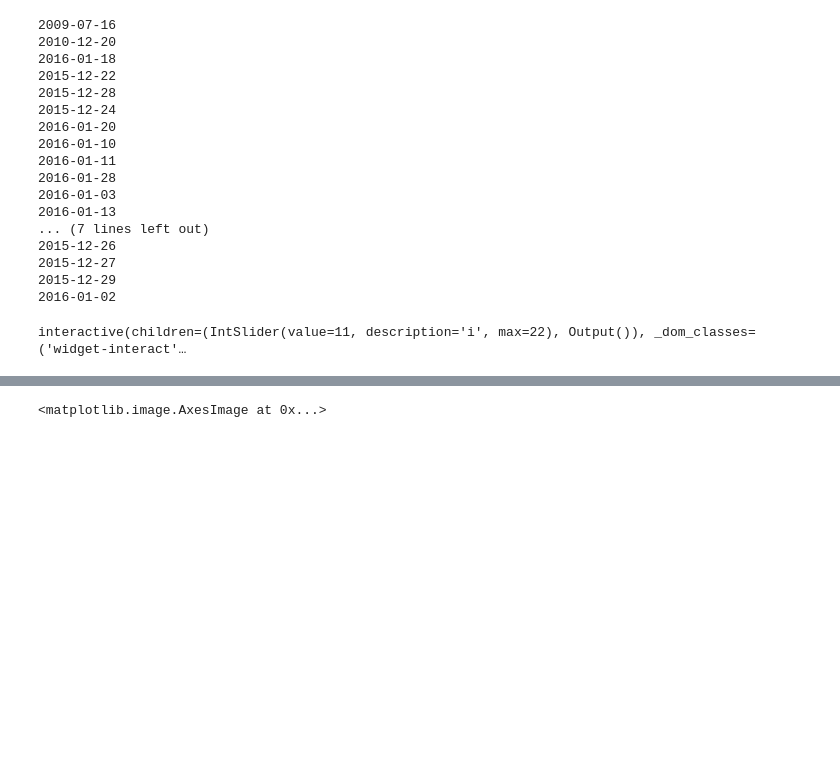
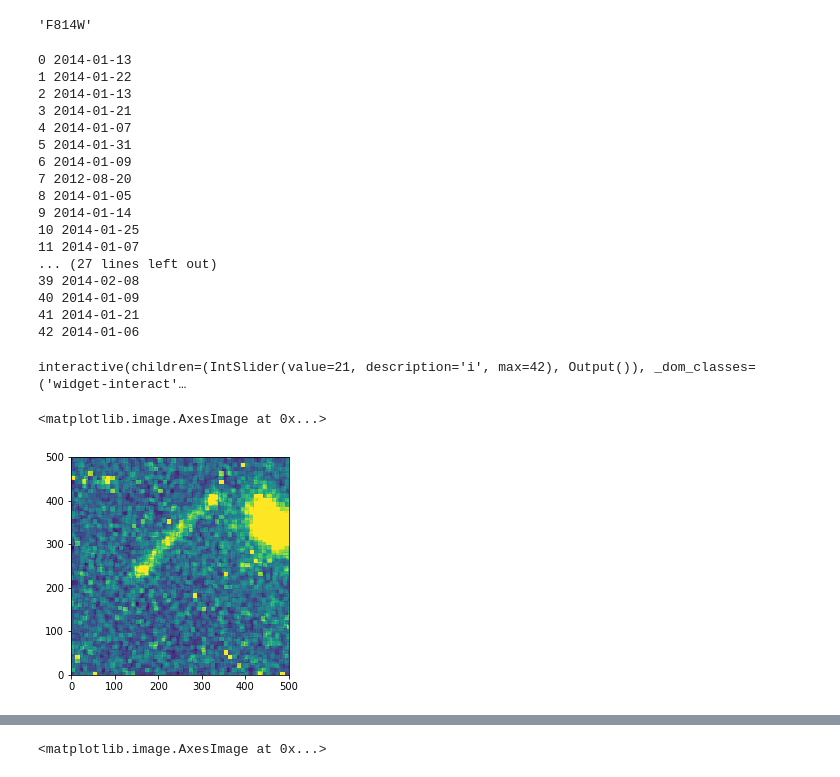
Before and after one commit to lue/frontiers_experiment, a Jupyter notebook: Untitled.ipynb, the cells around one changed output, grey strips where cells are left out. Saved outputs shown, nothing was run; the diff lists cells and outputs as text; code cells hidden in the pictures; blank space fills up the shorter version.

```diff
--- a/Untitled.ipynb
+++ b/Untitled.ipynb
@@ -209,53 +240,63 @@ def oversample(x, n, sx, sy):
         for j in range(s[1]):
             res[i*n-sx:(i+1)*n-sx, j*n-sy:(j+1)*n-sy] = x[i,j]
     return res
+# %%
+d1[1].header['PHOTMODE'].split()[2]
+# %% [output]
+'F814W'
 # %%
 d2[0].header['DATE-OBS']
 
 dat_all = []
 date_all = []
+filt_all = []
 for i in range(len(files)):
     d1 = fits.open(files[i])
+    filt_all.append(d1[1].header['PHOTMODE'].split()[2])
     sx = -int(np.floor(shifts[i][1,2]))
     ssx = -(shifts[i][1,2] + sx)
     sy = -int(np.floor(shifts[i][0,2]))
     ssy = -(shifts[i][0,2] + sy)
-    if i == 0:
-        sx -= 300
-        sy -= -300
-    elif i ==1:
-        sx -= 500
-        sy -= -50
-#     dat = d1[1].data[2100-sx:2250-sx,2250-sy:2750-sy]
-    dat = d1[1].data[2100-sx:2250-sx,2250-sy:2750-sy]
+#     sx = 0
+#     sy = 0
+#     if i == 0: # A370
+#         sx -= 300
+#         sy -= -300
+#     elif i ==1:
+#         sx -= 500
+#         sy -= -50
+###3#     dat = d1[1].data[2100-sx:2250-sx,2250-sy:2750-sy]
+#     dat = d1[1].data[2100-sx:2250-sx,2250-sy:2750-sy] # A370
+    dat = d1[1].data[3200-sx:3600-sx,2600-sy:3000-sy]
     dat /= np.median(dat)
     od = 10
     dat = oversample(dat, od, -int(ssx*od), -int(ssy*od))
 #     dat /= d1[0].header['EXPTIME']
-    print(d1[0].header['DATE-OBS'])
+    print(i, d1[0].header['DATE-OBS'])
     dat_all.append(dat)
     date_all.append(d1[0].header['DATE-OBS'])
 
 date_all = np.array(date_all)
+filt_all = np.array(filt_all)
 dat_all = np.array(dat_all)
 # %% [output]
-2009-07-16
-2010-12-20
-2016-01-18
-2015-12-22
-2015-12-28
-2015-12-24
-2016-01-20
-2016-01-10
-2016-01-11
-2016-01-28
-2016-01-03
-2016-01-13
-... (7 lines left out)
-2015-12-26
-2015-12-27
-2015-12-29
-2016-01-02
+0 2014-01-13
+1 2014-01-22
+2 2014-01-13
+3 2014-01-21
+4 2014-01-07
+5 2014-01-31
+6 2014-01-09
+7 2012-08-20
+8 2014-01-05
+9 2014-01-14
+10 2014-01-25
+11 2014-01-07
+... (27 lines left out)
+39 2014-02-08
+40 2014-01-09
+41 2014-01-21
+42 2014-01-06
 # %%
 i = np.argsort(date_all)
 date_all = date_all[i]
@@ -262,11 +304,16 @@ date_all = date_all[i]
 dat_all = dat_all[i]
 # %%
-
+temp = dat_all[6:, 1750:2250, 2500:3000].mean(0)
 
 def f(i):
     plt.figure(2, figsize=(14,6))
-    print(date_all[i])
-    plt.imshow(dat_all[i], vmin=0., vmax=3., origin='lower')
+    print(Time(date_all[i], format='isot', scale='utc').mjd)
+    print(date_all[i], filt_all[i])
+#     plt.imshow(dat_all[i][1000:1750,2250:3250], vmin=0., vmax=3., origin='lower')
+    plt.subplot(121)
+    plt.imshow(dat_all[i][1750:2250,2500:3000] - temp, vmin=-3e-1, vmax=3e-1, origin='lower')
+    plt.subplot(122)
+    plt.imshow(dat_all[i][1750:2250,2500:3000] , vmin=0, vmax=2., origin='lower')
     plt.show()
 
 interactive_plot = interactive(f, i=(0, len(files)-1, 1))
@@ -278,4 +325,4 @@ interactive_plot
 # d1 = fits.open(files[i])
 # plt.imshow(d1[1].data[2100+sx:2250+sx,2200+sy:2800+sy], vmax=.2)
 # %% [output]
-interactive(children=(IntSlider(value=11, description='i', max=22), Output()), _dom_classes=('widget-interact'…
+interactive(children=(IntSlider(value=21, description='i', max=42), Output()), _dom_classes=('widget-interact'…
@@ -281,0 +331,5 @@ interactive(children=(IntSlider(value=11, description='i', max=22), Output()), _
+# %%
+plt.imshow(dat_all[3:, 1750:2250, 2500:3000].std(0) , vmax=.3, origin='lower')
+# %% [output]
+<matplotlib.image.AxesImage at 0x...>
+[figure, added]
```
Also changed, not shown: parts of 25 cells of this notebook, 2 other files.
